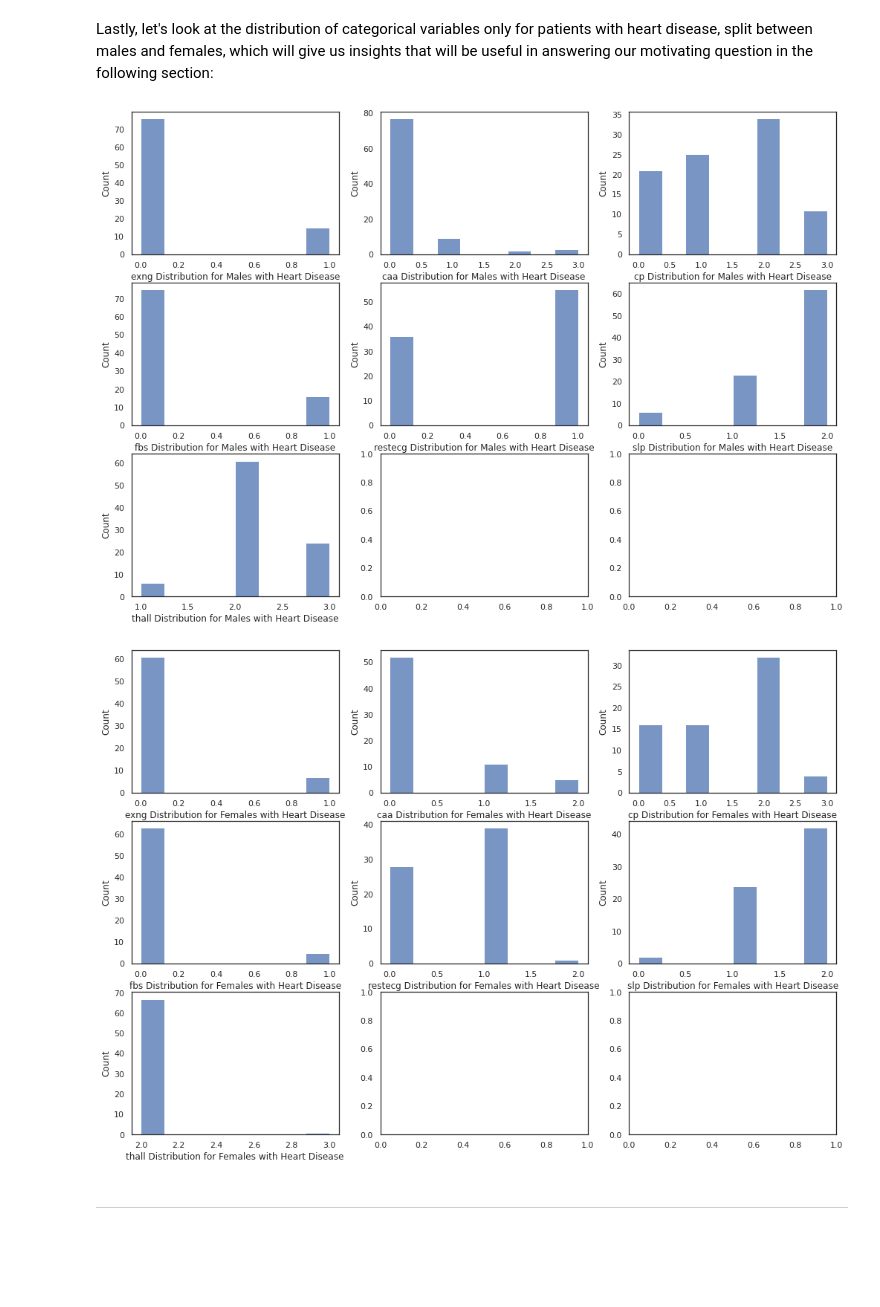
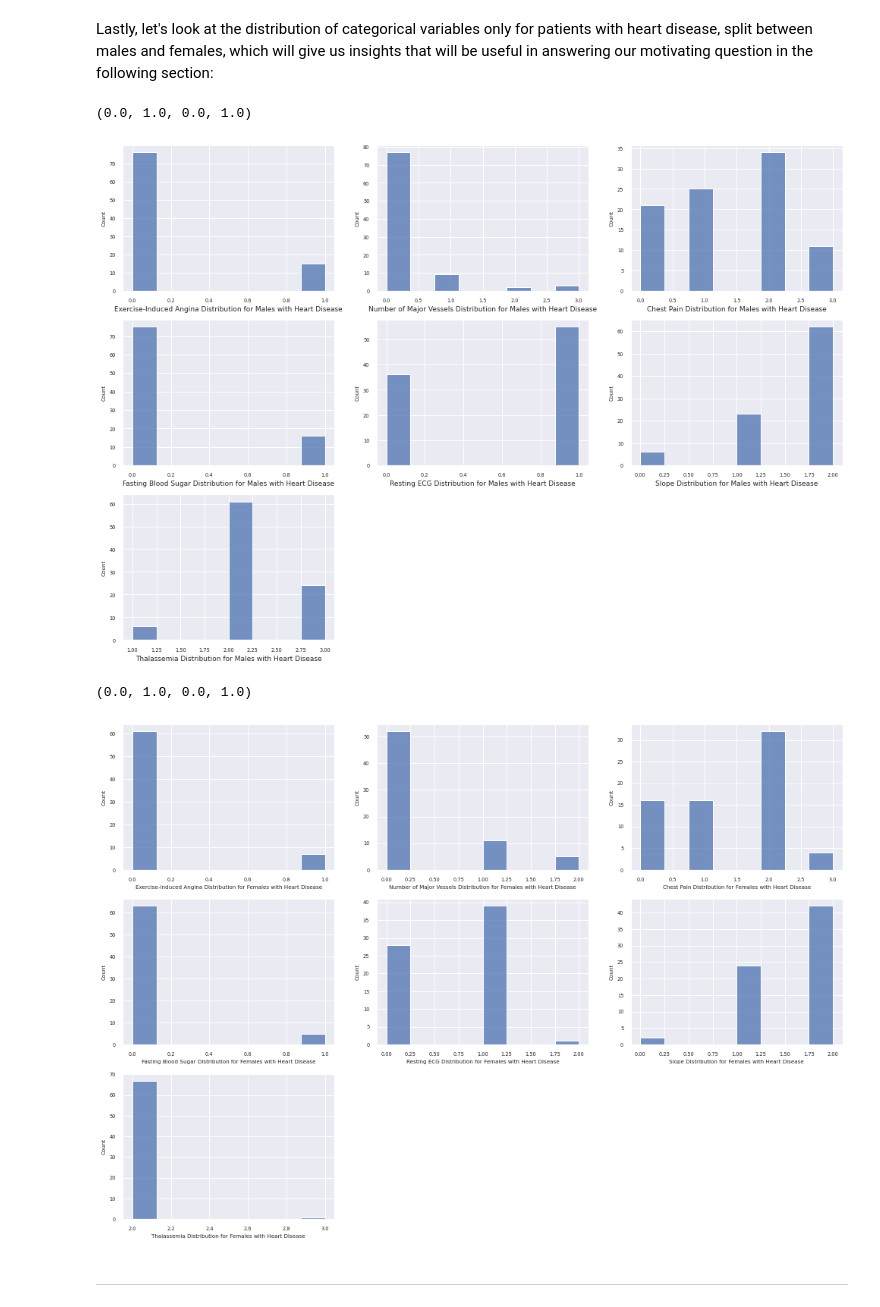
Before and after one commit to jsondevers/heart-attacks, a Jupyter notebook: heart-attack.ipynb, the cells around one changed output. Saved outputs shown, nothing was run; the diff lists cells and outputs as text; code cells hidden in the pictures; blank space fills up the shorter version.

Commit message:
Cleaned up and condensed plots

```diff
--- a/heart-attack.ipynb
+++ b/heart-attack.ipynb
@@ -265,9 +268,11 @@ df_visual['fbs'] = df.fbs.replace({0: "False", 1: "True"})
 df_visual['restecg'] = df.restecg.replace({0: "normal", 1: "ST-T Wave Abnormality", 2: "Left Ventricular Hypertrophy"})
 df_visual['exng'] = df.exng.replace({1: "Yes", 0: "No"})
 df_visual['slp'] = df.slp.replace({0: "Upsloping", 1: "Flat", 2:"Downsloping"})
+df_visual['caa'] = df.caa.replace({0: "0", 1: "1", 2: "2", 3: "3"})
 df_visual['thall'] = df.thall.replace({0: "Null", 1: "Fixed Defect", 2: "Reversible Defect", 3: "Normal"})
 df_visual['output'] = df.output.replace({1: "Heart Disease", 0: "No Heart Disease"})
 df['output_name'] = df.output.replace({1: "Heart Disease", 0: "No Heart Disease"})
+df_names = {'age': 'Age', 'sex': 'Sex', 'cp': 'Chest Pain', 'trtbps': 'Resting Blood Pressure', 'chol': 'Cholesterol', 'fbs': 'Fasting Blood Sugar', 'restecg': 'Resting ECG', 'thalachh': 'Maximum Heart Rate', 'exng': 'Exercise-Induced Angina', 'oldpeak': 'ST Depression', 'slp': 'Slope', 'caa': 'Number of Major Vessels', 'thall': 'Thalassemia', 'output': 'Heart Disease'}
 # %% [markdown]
 ---
 # %% [markdown]
@@ -807,0 +462,16 @@ Among patients with heart disease, a majority had a reversible defect.
+# %%
+# Visualize distributions for males with heart disease
+
+fig, axes = plt.subplots(nrows=3, ncols=3, figsize=(17, 12))
+categorical_variables = ['exng','caa','cp','fbs','restecg','slp','thall']
+
+for i, var in enumerate(categorical_variables):
+    ax = axes[int(i/3), i%3]
+    sns.set(font_scale=.6)
+    sns.histplot(data=df_visual[(df_visual['output'] == 'Heart Disease') & (df_visual['sex'] == 'Female')], x=var, ax=ax)
+    ax.set_xlabel(df_names[var] + " Distribution for Females with Heart Disease")
+
+ax = axes[2, 1]
+ax.axis('off')
+ax = axes[2, 2]
+ax.axis('off')
@@ -816,21 +491,33 @@ categorical_variables = ['exng','caa','cp','fbs','restecg','slp','thall']
 for i, var in enumerate(categorical_variables):
     ax = axes[int(i/3), i%3]
     sns.histplot(data=df[(df['output'] == 1) & (df['sex'] == 1)], x=var, ax=ax)
-    ax.set_xlabel(var + " Distribution for Males with Heart Disease")
+    ax.set_xlabel(df_names[var] + " Distribution for Males with Heart Disease", fontsize=9)
+
+ax = axes[2, 1]
+ax.axis('off')
+ax = axes[2, 2]
+ax.axis('off')
 # %% [output]
+(0.0, 1.0, 0.0, 1.0)
-[figure, old version]
+[figure, new version]
 # %%
 # Visualize distributions for females with heart disease
 
 fig, axes = plt.subplots(nrows=3, ncols=3, figsize=(17, 12))
 categorical_variables = ['exng','caa','cp','fbs','restecg','slp','thall']
 
 for i, var in enumerate(categorical_variables):
     ax = axes[int(i/3), i%3]
     sns.histplot(data=df[(df['output'] == 1) & (df['sex'] == 0)], x=var, ax=ax)
-    ax.set_xlabel(var + " Distribution for Females with Heart Disease")
+    ax.set_xlabel(df_names[var] + " Distribution for Females with Heart Disease")
+
+ax = axes[2, 1]
+ax.axis('off')
+ax = axes[2, 2]
+ax.axis('off')
 # %% [output]
+(0.0, 1.0, 0.0, 1.0)
-[figure, old version]
+[figure, new version]
 # %% [markdown]
 ---
 # %% [markdown]
```
Also changed, not shown: parts of 74 cells of this notebook, 1 other file.
